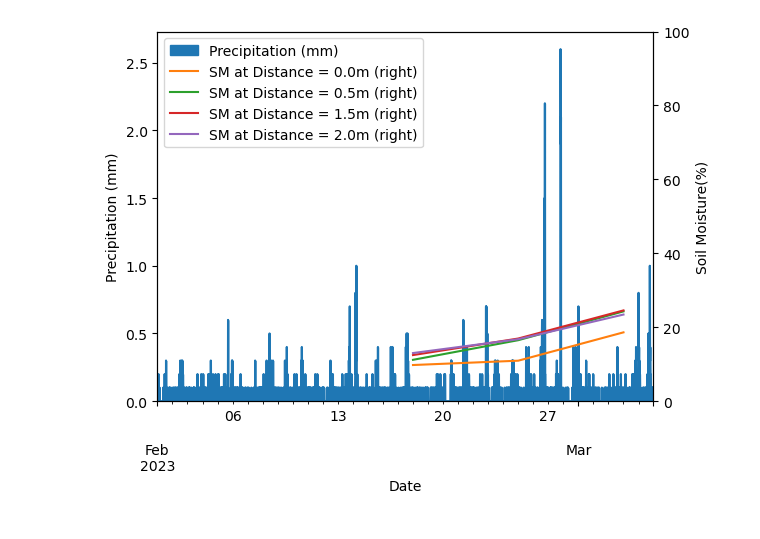
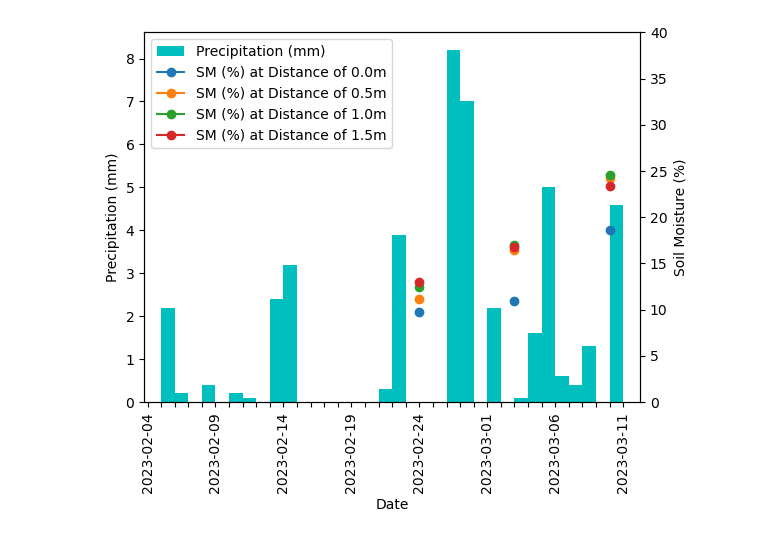
Before and after one commit to skip-skip/HydroFieldClass, a Jupyter notebook: soilmoisture-dataanalysis.ipynb, the cells around one changed output. Drawn from its saved outputs; the diff is of its cells as text; code cells hidden in the pictures.

Commit message:
Plot soil moisture as histogram instead of area

```diff
--- a/soilmoisture-dataanalysis.ipynb
+++ b/soilmoisture-dataanalysis.ipynb
@@ -1,44 +1,66 @@
 # %%
 import matplotlib.pyplot as plt
 import pandas as pd
 from datetime import datetime as dt
 
-precip_strt = pd.to_datetime('2/1/2023 0:00')
-precip_end = pd.to_datetime('3/6/2023 0:00')
+#Range of x values
+precip_strt = pd.to_datetime('2/4/2023 0:00')
+precip_end = pd.to_datetime('3/12/2023 0:00')
 
-# read in data
+#Read in data
 sm_df = pd.read_csv('soil_moisture_digitized_data.csv')
 lw_df = pd.read_csv('LW_15minSummary_2023_Preliminary.csv', header=19)
 
 #Convert date from string to DateTime for consistent x-axis data type
 sm_df['Date'] = pd.to_datetime(sm_df['Date'], format='%m/%d/%Y')
 lw_df['DateTime'] = pd.to_datetime(lw_df['DateTime'], format='%m/%d/%Y %H:%M')
 
+#--------------------------------------------------------------
+# Precip plotting
+#--------------------------------------------------------------
 #Subset precip and get hourly precip from cumulative
-precip_df = lw_df.loc[(lw_df['DateTime']>=precip_strt)&(lw_df['DateTime']<precip_end), ["DateTime", "Precipitation-mm"]]
-precip_df["Precip-hrly-mm"] = precip_df["Precipitation-mm"].diff()
-#Remove negative precips so area plot will work
+precip_df = lw_df.loc[(lw_df['DateTime']>=precip_strt)&(lw_df['DateTime']<precip_end), ['DateTime', 'Precipitation-mm']]
+precip_df['Precip-hrly-mm'] = precip_df['Precipitation-mm'].diff()
+precip_df = precip_df.set_index('DateTime')
+precip_df = precip_df.groupby(pd.Grouper(freq='1D')).sum().reset_index()
+#Convert datetime to string so x values will be exactly the same as soil moisture (won't do both plot types otherwise)
+precip_df['DateTime'] = precip_df['DateTime'].astype('string')
+#Remove negative precips
 precip_df['Precip-hrly-mm'] = precip_df['Precip-hrly-mm'].apply(lambda pr: 0 if pr < 0 else pr)
 #Plot precip v time
-ax = precip_df.plot(x="DateTime", y="Precip-hrly-mm", kind='area', label='Precipitation (mm)',
-                   ylabel='Precipitation (mm)')
+ax = precip_df.plot(x='DateTime', y='Precip-hrly-mm', kind='bar', label='Precipitation (mm)',
+                   ylabel='Precipitation (mm)', width = 1, align='edge', color='c')
 
+#--------------------------------------------------------------
+# Soil Moisture Plotting
+#--------------------------------------------------------------
 #Subset soil moisture df and find mean at each distance for each date
 sm_sub_df = sm_df.loc[:, ['Date','Distance','Soil Moisture(%)']]
 sm_mean_df = sm_sub_df.groupby(['Date', 'Distance']).mean()
 sm_mean_df = sm_mean_df.reset_index()
 
 #Plot SM v time for each distance (there probably a more elegant way, but this will work for now)
-sm_mean_df.loc[sm_mean_df['Distance'] == 0.0, ['Date', 'Soil Moisture(%)']].plot(
-    ax=ax, x='Date', y='Soil Moisture(%)', label='SM at Distance = 0.0m', secondary_y=True,
-    ylim=(0,100), ylabel='Soil Moisture(%)')
-sm_mean_df.loc[sm_mean_df['Distance'] == 0.5, ['Date', 'Soil Moisture(%)']].plot(
-    ax=ax, x='Date', y='Soil Moisture(%)', label='SM at Distance = 0.5m', secondary_y=True)
-sm_mean_df.loc[sm_mean_df['Distance'] == 1.0, ['Date', 'Soil Moisture(%)']].plot(
-    ax=ax, x='Date', y='Soil Moisture(%)', label='SM at Distance = 1.5m', secondary_y=True)
-sm_mean_df.loc[sm_mean_df['Distance'] == 1.5, ['Date', 'Soil Moisture(%)']].plot(
-    ax=ax, x='Date', y='Soil Moisture(%)', label='SM at Distance = 2.0m', secondary_y=True)
+date_df = pd.DataFrame(pd.date_range(start=precip_strt, end=precip_end, inclusive='left'), columns=['Date'])
+for dist in [0.0, 0.5, 1.0, 1.5]:
+    dist_df = sm_mean_df.loc[sm_mean_df['Distance'] == dist, ['Date', 'Soil Moisture(%)']]
+    #We have to merge in all dates to match the histogram (histogram x-axis binning always uses integers as bin labels)
+    dist_df = pd.merge(date_df, dist_df, how='left', on='Date')
+    #Convert datetime to string so x values will be exactly the same as precip
+    dist_df['Date'] = dist_df['Date'].astype('string')
+    dist_df.plot(
+        ax=ax, x='Date', y='Soil Moisture(%)', label='SM (%) at Distance of '+str(dist)+'m', secondary_y=True,
+        ylim=(0,40), ylabel='Soil Moisture (%)', marker = 'o', mark_right=False)
+
+#Create list for x-tick values. Needs to be same length as histo data, but date should be listed every 5 days.
+date_ls = date_df['Date'].astype('string').tolist()
+date_inc = 5
+for i in range(len(date_ls)):
+    if i%date_inc != 0:
+        date_ls[i] = None
+
+ax.set_xticklabels(date_ls)
+ax.xaxis.set_tick_params(rotation=90)
 
 plt.show()
 # %% [output]
-[figure, old version]
+[figure, new version]
```
